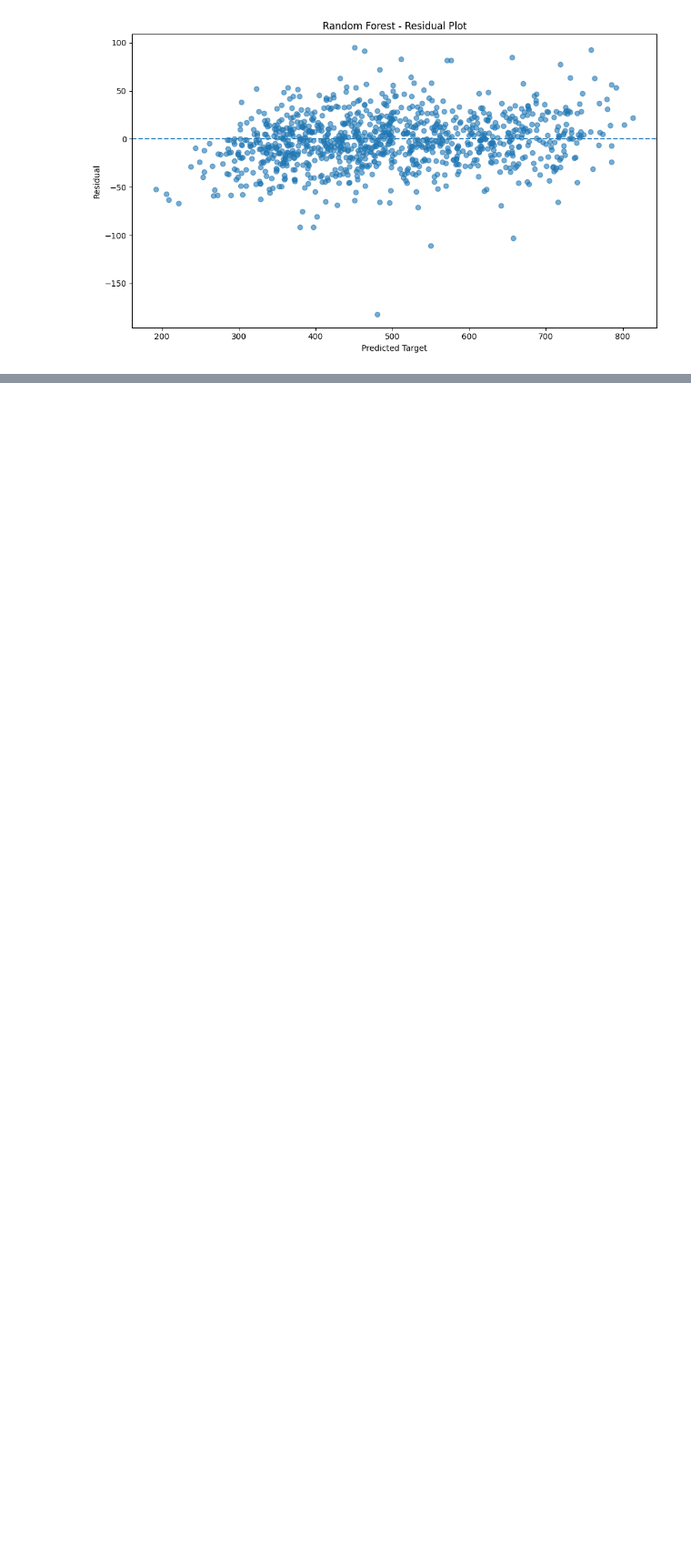
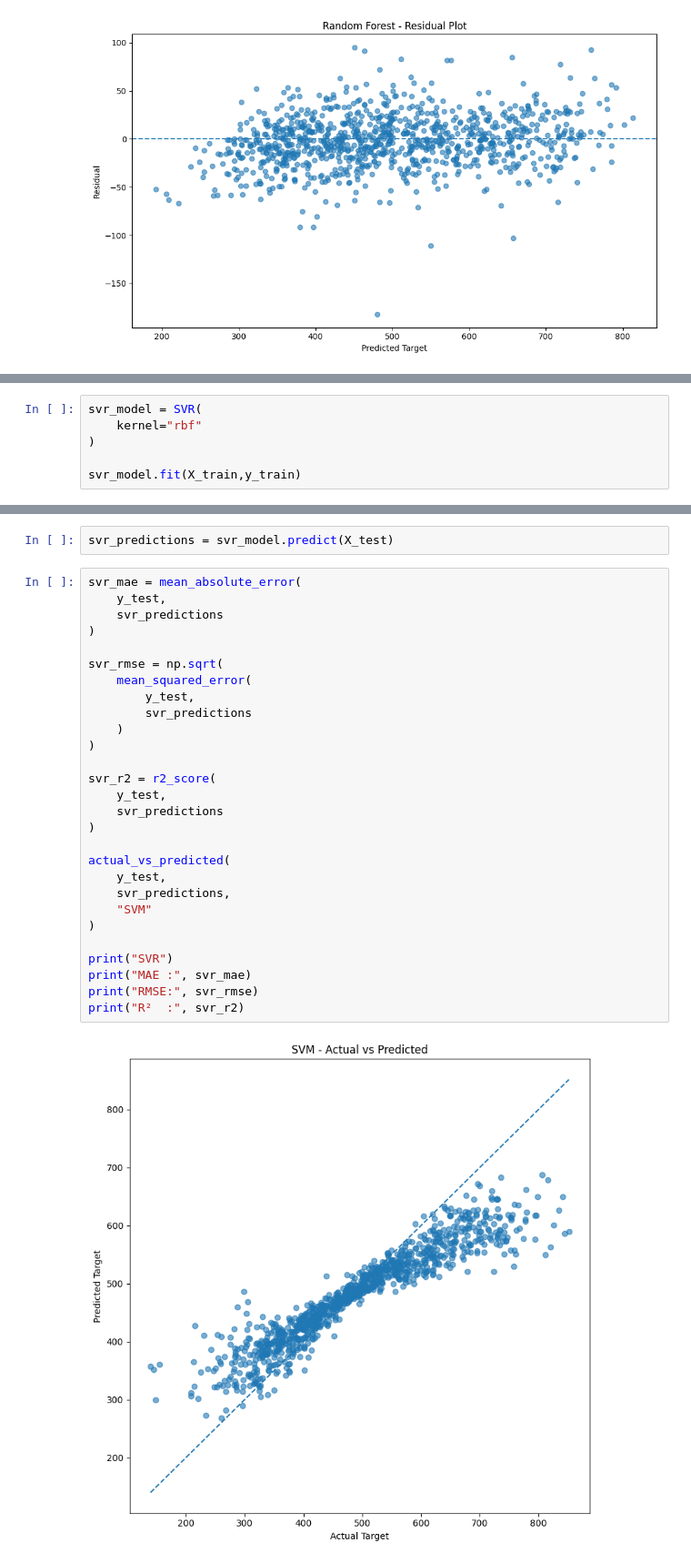
Before and after one commit to Adithya-Biju/MLAssessment, a Jupyter notebook: notebooks/engineer_1/supervised.ipynb, the cells around one changed output, grey strips where cells are left out. Shown at 91% size. Saved outputs shown, nothing was run; the diff lists cells and outputs as text; blank space fills up the shorter version.

```diff
--- a/notebooks/engineer_1/supervised.ipynb
+++ b/notebooks/engineer_1/supervised.ipynb
@@ -242,0 +245,6 @@ residual_plot(
+# %%
+svr_model = SVR(
+    kernel="rbf"
+)
+
+svr_model.fit(X_train,y_train)
@@ -242,0 +253,32 @@ residual_plot(
+# %%
+svr_predictions = svr_model.predict(X_test)
+# %%
+svr_mae = mean_absolute_error(
+    y_test,
+    svr_predictions
+)
+
+svr_rmse = np.sqrt(
+    mean_squared_error(
+        y_test,
+        svr_predictions
+    )
+)
+
+svr_r2 = r2_score(
+    y_test,
+    svr_predictions
+)
+
+actual_vs_predicted(
+    y_test,
+    svr_predictions,
+    "SVM"
+)
+
+print("SVR")
+print("MAE :", svr_mae)
+print("RMSE:", svr_rmse)
+print("R²  :", svr_r2)
+# %% [output]
+[figure, added]
```
Also changed, not shown: parts of 4 cells of this notebook.
